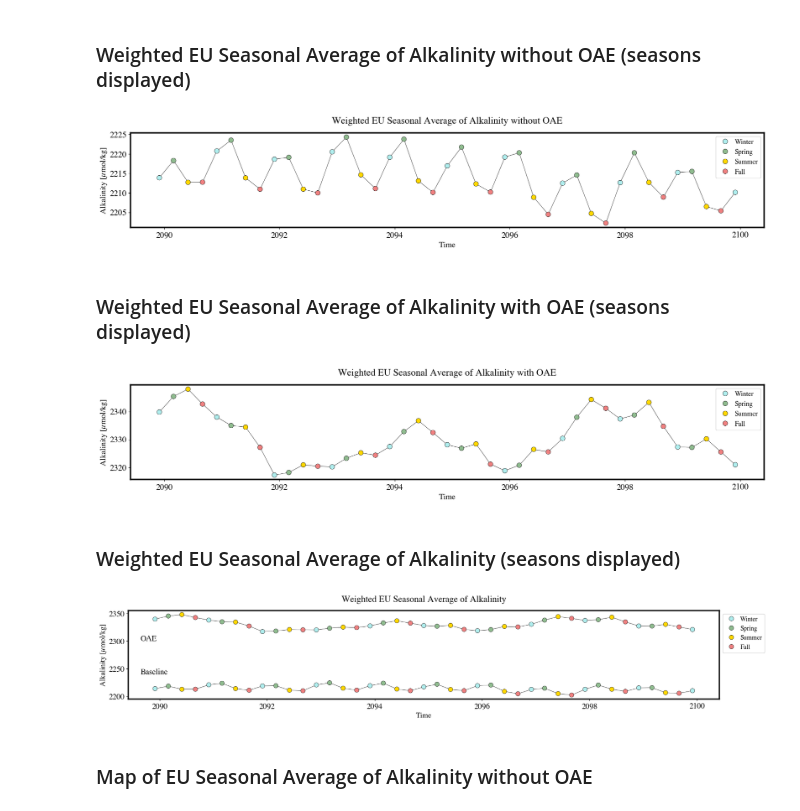
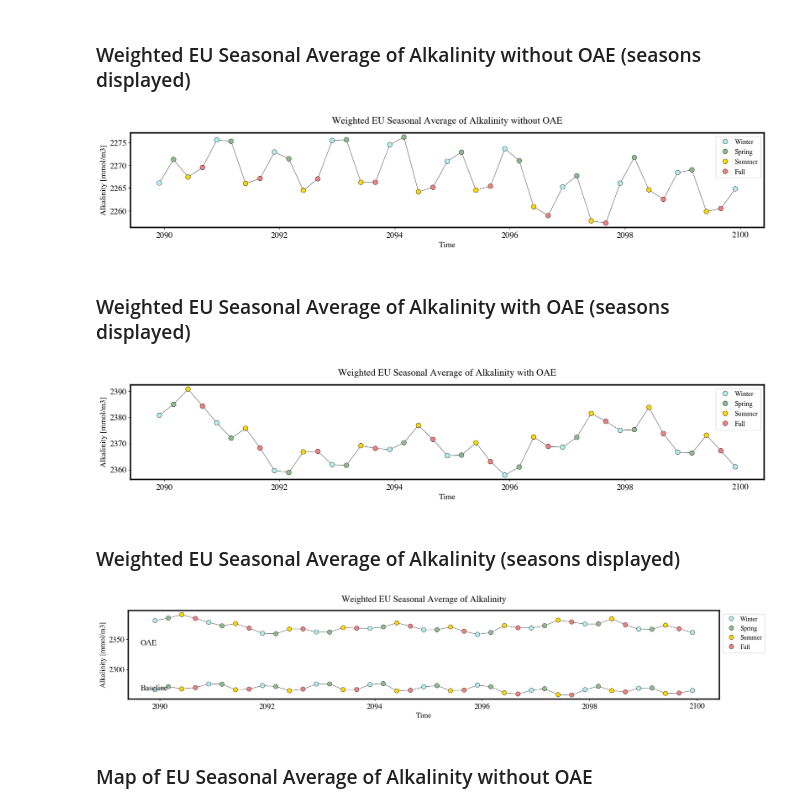
Before and after one commit to chiaraciscato/MScThesis, a Jupyter notebook: SSP1_2.6/Alkalinity/croppedAlk_Comparison_2.6.ipynb, the cells around one changed output. Cells and saved outputs as stored; diff of their text form; code cells hidden in the pictures.

```diff
--- a/SSP1_2.6/Alkalinity/croppedAlk_Comparison_2.6.ipynb
+++ b/SSP1_2.6/Alkalinity/croppedAlk_Comparison_2.6.ipynb
@@ -40,10 +41,8 @@ data_baseline = xr.open_dataset('/Users/chiaraciscato/Desktop/geomar/Cropped_Dat
 # %%
-data_oae = xr.open_dataset('/Users/chiaraciscato/Desktop/geomar/Cropped_DataTransfer/SSP1_2.6/Alkalinity/ALK_OAE_2.6_cropped.nc', decode_times=True).sel(deptht=slice(0, 50))
+data_oae = xr.open_dataset('/Users/chiaraciscato/Desktop/geomar/Cropped_DataTransfer/SSP1_2.6/Alkalinity/ALK_oae_2.6_weighted.nc',
+                           decode_times=True).sel(deptht=slice(0, 8))
 # %% [markdown]
 ### EU Average of Alkalinity
-# %%
-data_baseline = data_baseline.where(data_baseline != 0, drop=False)
-data_oae = data_oae.where(data_oae != 0, drop=False)
 # %%
 sliced_frame_baseline = data_baseline.sel(time_counter=slice('2090', '2100'))
 # %%
@@ -124,11 +123,11 @@ plt.show()
 # %%
 month_length_baseline = alk_baseline.time_counter.dt.days_in_month
 alk_weighted_mean_baseline = ((alk_baseline * month_length_baseline).resample(time_counter='QS-DEC').sum() / month_length_baseline.resample(time_counter='QS-DEC').sum())
-alk_weighted_season_baseline = (alk_weighted_mean_baseline.where(alk_weighted_mean_baseline)).mean(["y", "x", "deptht"])
+alk_weighted_season_baseline = (alk_weighted_mean_baseline.where(alk_weighted_mean_baseline)).mean(["deptht"])
 # %%
 month_length_oae = alk_oae.time_counter.dt.days_in_month
 alk_weighted_mean_oae = ((alk_oae * month_length_oae).resample(time_counter='QS-DEC').sum() / month_length_oae.resample(time_counter='QS-DEC').sum())
-alk_weighted_season_oae = (alk_weighted_mean_oae.where(alk_weighted_mean_oae)).mean(["y", "x", "deptht"])
+alk_weighted_season_oae = (alk_weighted_mean_oae.where(alk_weighted_mean_oae)).mean(["deptht"])
 # %%
 f, ax = plt.subplots(figsize=(20, 3))
 alk_weighted_season_baseline.plot(marker="o", markersize=7, markeredgewidth=0.5,
@@ -232,12 +231,12 @@ legend = [mpatches.Circle((0.5, 0.5), 1, facecolor = value, edgecolor = "black",
 ax.legend(handles = legend, bbox_to_anchor=(1, 1), loc='best', columnspacing=0.05, handletextpad=0.4, fontsize=12, ncol = 1, handler_map={mpatches.Circle: HandlerEllipse()})
 
 ax.set_xlabel('Time', fontsize=14)
-ax.set_ylabel('Alkalinity [µmol/kg]', fontsize=14)
+ax.set_ylabel('Alkalinity [mmol/m3]', fontsize=14)
 ax.set_title("Weighted EU Seasonal Average of Alkalinity without OAE", fontsize=17, y=1.06)
 
 pass
 # %% [output]
-[figure, old version]
+[figure, new version]
 # %% [markdown]
 ### Weighted EU Seasonal Average of Alkalinity with OAE (seasons displayed)
 # %%
@@ -248,41 +247,41 @@ alk_weighted_oae['Month'] = np.select(conditions_season, values_season)
 # %%
 fig, ax = plt.subplots(figsize=(20, 3))
 ax.plot_date(alk_weighted_oae.index, alk_weighted_oae.alk, '-', color="black", linewidth=0.5, zorder=1)
 ax.scatter(alk_weighted_oae.index, alk_weighted_oae.alk, color=alk_weighted_oae.Month.map(lambda x: colors_season[x]), edgecolors='black', linewidth=0.5, s=70)
 
 legend = [mpatches.Circle((0.5, 0.5), 1, facecolor = value, edgecolor = "black", linewidth=0.5, label = key, alpha = 1) for key, value in colors_season.items()]
 ax.legend(handles = legend, bbox_to_anchor=(1, 1), loc='best', columnspacing=0.05, handletextpad=0.4, fontsize=12, ncol = 1, handler_map={mpatches.Circle: HandlerEllipse()})
 
 ax.set_xlabel('Time', fontsize=14)
-ax.set_ylabel('Alkalinity [µmol/kg]', fontsize=14)
+ax.set_ylabel('Alkalinity [mmol/m3]', fontsize=14)
 ax.set_title("Weighted EU Seasonal Average of Alkalinity with OAE", fontsize=17, y=1.06)
 
 pass
 # %% [output]
-[figure, old version]
+[figure, new version]
 # %% [markdown]
 ### Weighted EU Seasonal Average of Alkalinity (seasons displayed)
 # %%
 fig, ax = plt.subplots(figsize=(20, 3))
 
 ax.plot_date(alk_weighted_baseline.index, alk_weighted_baseline.alk, '-', color="black", linewidth=0.5, zorder=1)
-ax.text(43700, 2240, s='Baseline')
+ax.text(43700, 2265, s='Baseline')
 ax.scatter(alk_weighted_baseline.index, alk_weighted_baseline.alk, color=alk_weighted_baseline.Month.map(lambda x: colors_season[x]), marker='o', edgecolors='black', linewidth=0.5, s=70)
 
 ax.plot_date(alk_weighted_oae.index, alk_weighted_oae.alk, '-', color="black", linewidth=0.5, zorder=1)
-ax.text(43700, 2300, s='OAE')
+ax.text(43700, 2340, s='OAE')
 ax.scatter(alk_weighted_oae.index, alk_weighted_oae.alk, color=alk_weighted_oae.Month.map(lambda x: colors_season[x]), marker='o', edgecolors='black', linewidth=0.5, s=70)
 
 legend = [mpatches.Circle((0.5, 0.5), 1, facecolor = value, edgecolor = "black", linewidth=0.5, label = key, alpha = 1) for key, value in colors_season.items()]
 ax.legend(handles = legend, bbox_to_anchor=(1, 1), loc='best', columnspacing=0.05, handletextpad=0.4, fontsize=12, ncol = 1, handler_map={mpatches.Circle: HandlerEllipse()})
 
 ax.set_xlabel('Time', fontsize=14)
-ax.set_ylabel('Alkalinity [µmol/kg]', fontsize=14)
+ax.set_ylabel('Alkalinity [mmol/m3]', fontsize=14)
 ax.set_title("Weighted EU Seasonal Average of Alkalinity", fontsize=17, y=1.06)
 
 pass
 # %% [output]
-[figure, old version]
+[figure, new version]
 # %% [markdown]
 ### Map of EU Seasonal Average of Alkalinity without OAE
 # %%
```
Also changed, not shown: parts of 43 cells of this notebook, 59 other files.
